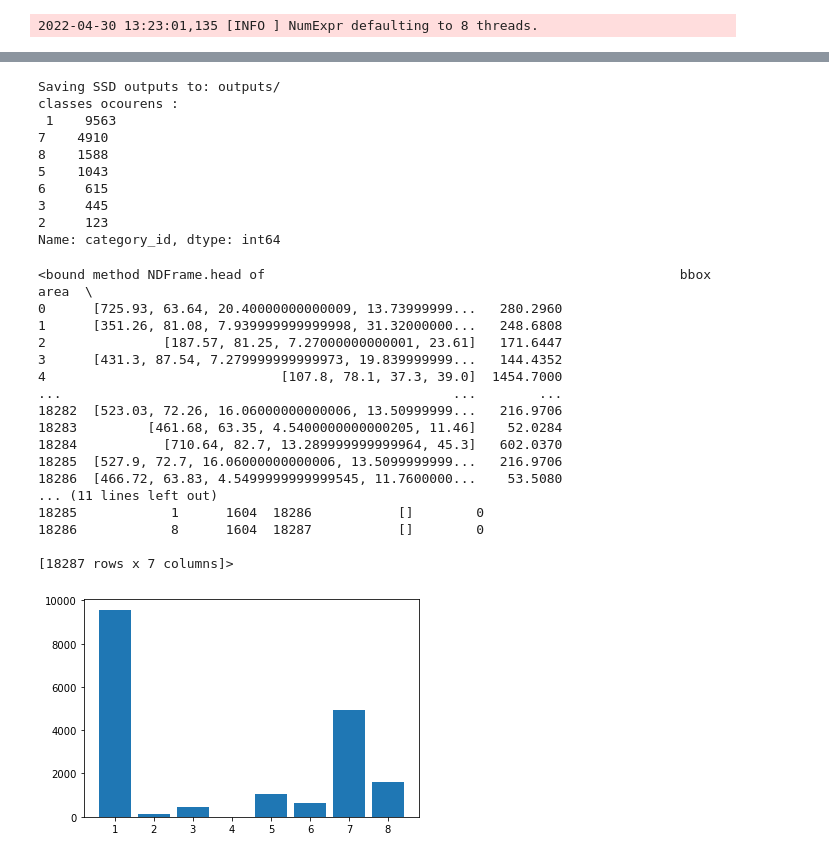
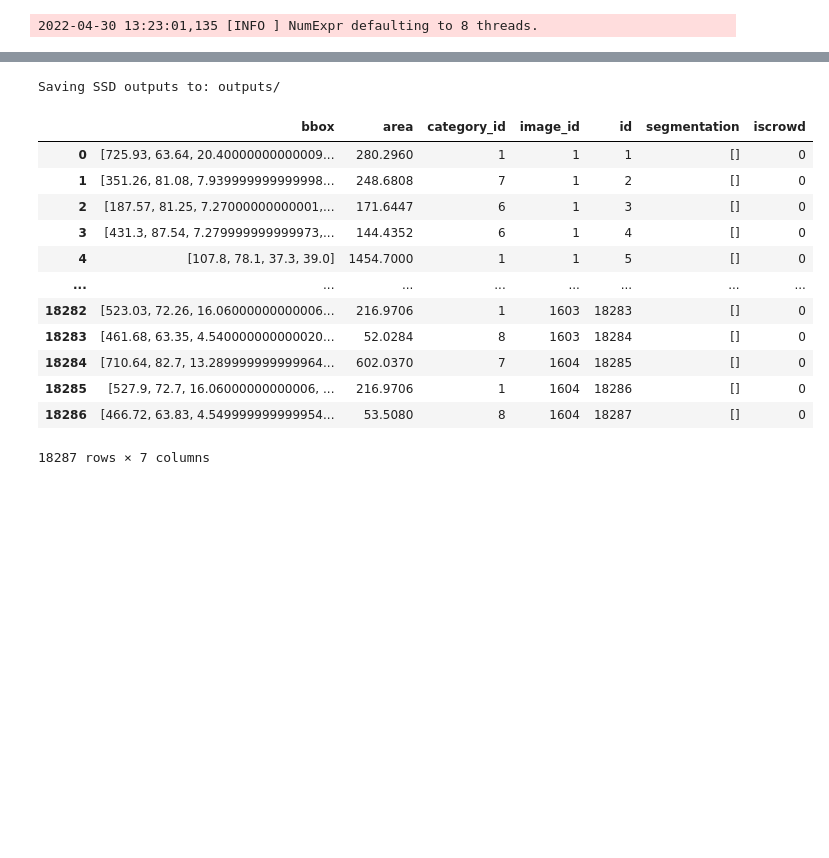
Before and after one commit to jonashalle/project_tdt4265, a Jupyter notebook: assignment4/SSD/explore_dataset.ipynb, the cells around one changed output, grey strips where cells are left out. Cells and saved outputs as stored; diff of their text form; code cells hidden in the pictures; blank space fills up the shorter version.

```diff
--- a/assignment4/SSD/explore_dataset.ipynb
+++ b/assignment4/SSD/explore_dataset.ipynb
@@ -21,51 +86,32 @@ df = pd.read_json(basepath,lines = True)
 # %%
+# CARS
 BATCH_SIZE = 1
 SET_TYPE = 'train'
 CFG_PATH = 'configs/retinaNet_focal_loss.py'
 
 cfg = analyze.get_config(CFG_PATH)
 #print(cfg)
 metadata = analyze.load_annotation_file(cfg, SET_TYPE)
 #number of times a value appears = (df['image_id']==1).sum()
 # occourence_classes = df['category_id'].value_counts()
 annotations = metadata['annotations']
 df = pd.DataFrame(data=annotations)
-occourence_classes = df['category_id'].value_counts()
-print('classes ocourens : ','\n' ,occourence_classes)
-number_of_images = len(df)
-plt.bar(occourence_classes.index,occourence_classes.values)
-
-
-df.head
+df
 # %% [output]
 Saving SSD outputs to: outputs/
-classes ocourens :
- 1    9563
-7    4910
-8    1588
-5    1043
-6     615
-3     445
-2     123
-Name: category_id, dtype: int64
+|  | bbox | area | category_id | image_id | id | segmentation | iscrowd |
+| 0 | [725.93, 63.64, 20.40000000000009... | 280.2960 | 1 | 1 | 1 | [] | 0 |
+| 1 | [351.26, 81.08, 7.939999999999998... | 248.6808 | 7 | 1 | 2 | [] | 0 |
+| 2 | [187.57, 81.25, 7.27000000000001,... | 171.6447 | 6 | 1 | 3 | [] | 0 |
+| 3 | [431.3, 87.54, 7.279999999999973,... | 144.4352 | 6 | 1 | 4 | [] | 0 |
+| 4 | [107.8, 78.1, 37.3, 39.0] | 1454.7000 | 1 | 1 | 5 | [] | 0 |
+| ... | ... | ... | ... | ... | ... | ... | ... |
+| 18282 | [523.03, 72.26, 16.06000000000006... | 216.9706 | 1 | 1603 | 18283 | [] | 0 |
+| 18283 | [461.68, 63.35, 4.540000000000020... | 52.0284 | 8 | 1603 | 18284 | [] | 0 |
+| 18284 | [710.64, 82.7, 13.289999999999964... | 602.0370 | 7 | 1604 | 18285 | [] | 0 |
+| 18285 | [527.9, 72.7, 16.06000000000006, ... | 216.9706 | 1 | 1604 | 18286 | [] | 0 |
+| 18286 | [466.72, 63.83, 4.549999999999954... | 53.5080 | 8 | 1604 | 18287 | [] | 0 |
-<bound method NDFrame.head of                                                     bbox       area  \
-0      [725.93, 63.64, 20.40000000000009, 13.73999999...   280.2960
-1      [351.26, 81.08, 7.939999999999998, 31.32000000...   248.6808
-2               [187.57, 81.25, 7.27000000000001, 23.61]   171.6447
-3      [431.3, 87.54, 7.279999999999973, 19.839999999...   144.4352
-4                              [107.8, 78.1, 37.3, 39.0]  1454.7000
-...                                                  ...        ...
-18282  [523.03, 72.26, 16.06000000000006, 13.50999999...   216.9706
-18283         [461.68, 63.35, 4.5400000000000205, 11.46]    52.0284
-18284           [710.64, 82.7, 13.289999999999964, 45.3]   602.0370
-18285  [527.9, 72.7, 16.06000000000006, 13.5099999999...   216.9706
-18286  [466.72, 63.83, 4.5499999999999545, 11.7600000...    53.5080
-... (11 lines left out)
-18285            1      1604  18286           []        0
-18286            8      1604  18287           []        0
-
-[18287 rows x 7 columns]>
+18287 rows × 7 columns
-[figure, removed]
 # %%
 BATCH_SIZE = 1
 SET_TYPE = 'train'
```
Also changed, not shown: parts of 3 cells of this notebook.
